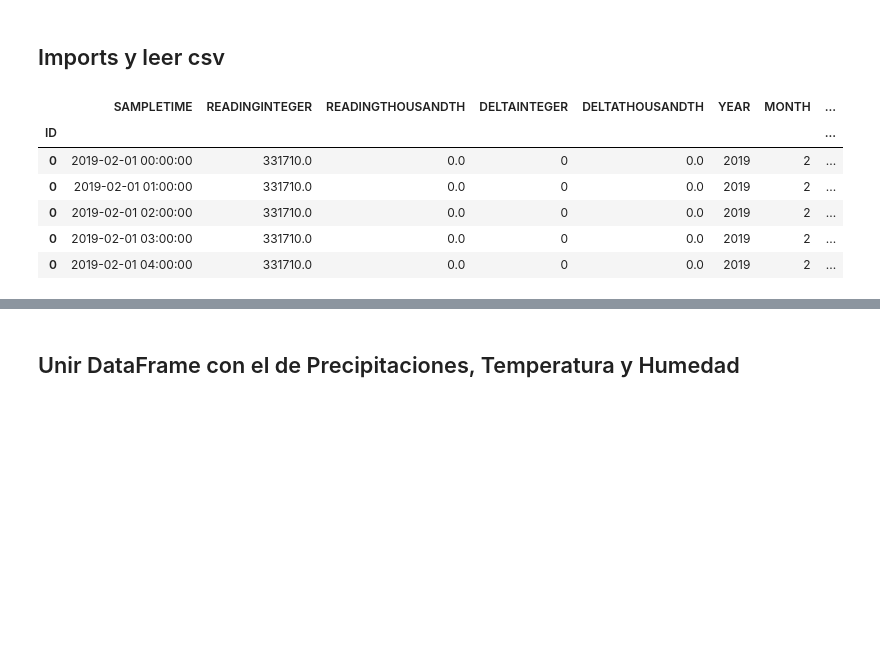
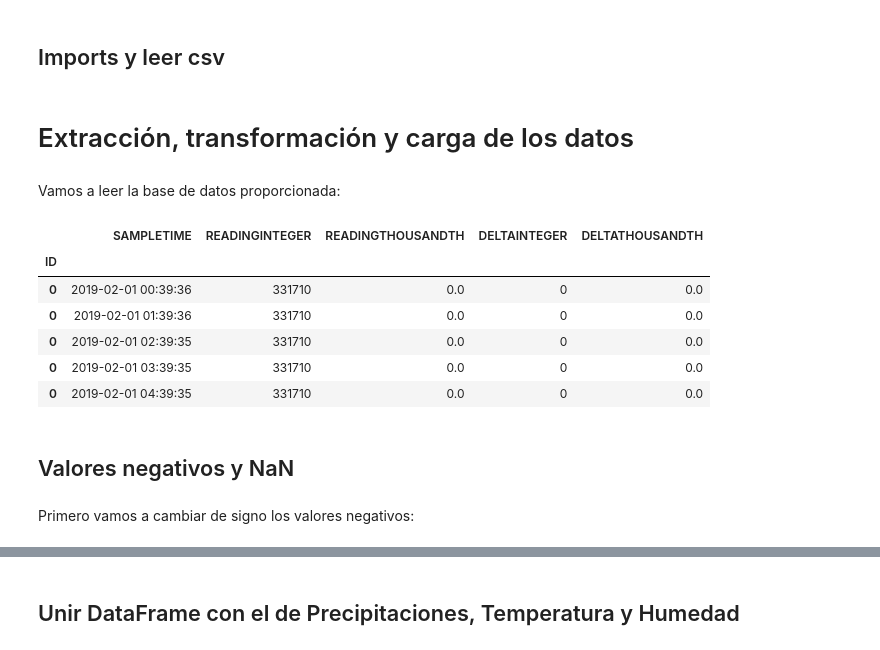
Before and after one commit to ptorrijos99/WaterFootprint2022, a Jupyter notebook: Script Predicción.ipynb, the cells around one changed output, grey strips where cells are left out. Drawn from its saved outputs; the diff is of its cells as text; code cells hidden in the pictures; blank space fills up the shorter version.

```diff
--- a/Script Predicción.ipynb
+++ b/Script Predicción.ipynb
@@ -24,16 +26,24 @@ sns.set_style('darkgrid')
 
 # Tamaño figuras
 plt.rcParams["figure.figsize"] = (15,6)
+# %% [markdown]
+# Extracción, transformación y carga de los datos
+# %% [markdown]
+Vamos a leer la base de datos proporcionada:
 # %%
-df = pd.read_csv('data/Modelar_Procesado_4.csv', index_col='ID', parse_dates=True)
+df = pd.read_csv('data/Modelar_UH2022.txt', sep='|', index_col='ID', parse_dates=True)
 df['SAMPLETIME'] = pd.to_datetime(df.SAMPLETIME)
 df = df.sort_values(["ID", 'SAMPLETIME'])
 df.head()
 # %% [output]
-|  | SAMPLETIME | READINGINTEGER | READINGTHOUSANDTH | DELTAINTEGER | DELTATHOUSANDTH | YEAR | MONTH | ... |
-| ID |  |  |  |  |  |  |  | ... |
-| 0 | 2019-02-01 00:00:00 | 331710.0 | 0.0 | 0 | 0.0 | 2019 | 2 | ... |
-| 0 | 2019-02-01 01:00:00 | 331710.0 | 0.0 | 0 | 0.0 | 2019 | 2 | ... |
-| 0 | 2019-02-01 02:00:00 | 331710.0 | 0.0 | 0 | 0.0 | 2019 | 2 | ... |
-| 0 | 2019-02-01 03:00:00 | 331710.0 | 0.0 | 0 | 0.0 | 2019 | 2 | ... |
-| 0 | 2019-02-01 04:00:00 | 331710.0 | 0.0 | 0 | 0.0 | 2019 | 2 | ... |
+|  | SAMPLETIME | READINGINTEGER | READINGTHOUSANDTH | DELTAINTEGER | DELTATHOUSANDTH |
+| ID |  |  |  |  |  |
+| 0 | 2019-02-01 00:39:36 | 331710 | 0.0 | 0 | 0.0 |
+| 0 | 2019-02-01 01:39:36 | 331710 | 0.0 | 0 | 0.0 |
+| 0 | 2019-02-01 02:39:35 | 331710 | 0.0 | 0 | 0.0 |
+| 0 | 2019-02-01 03:39:35 | 331710 | 0.0 | 0 | 0.0 |
+| 0 | 2019-02-01 04:39:35 | 331710 | 0.0 | 0 | 0.0 |
+# %% [markdown]
+## Valores negativos y NaN
+# %% [markdown]
+Primero vamos a cambiar de signo los valores negativos:
```
Also changed, not shown: parts of 142 cells of this notebook, 1 other file.
